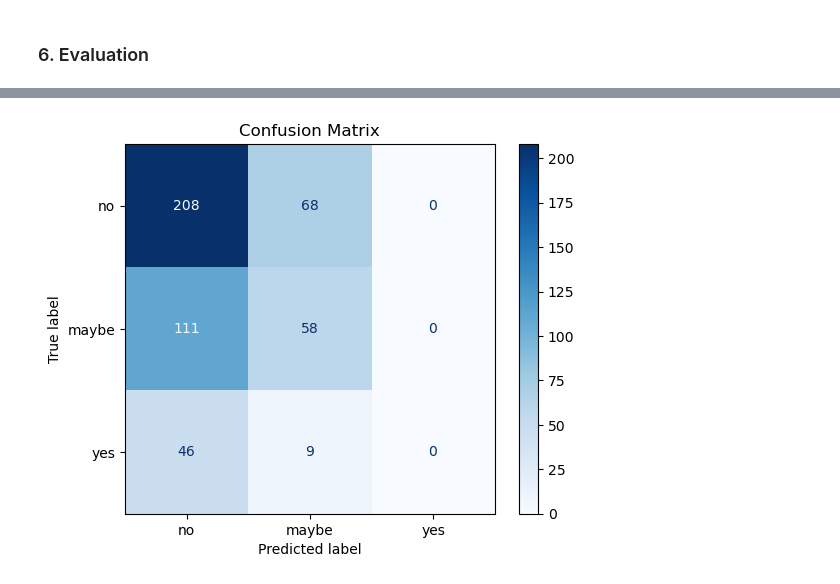
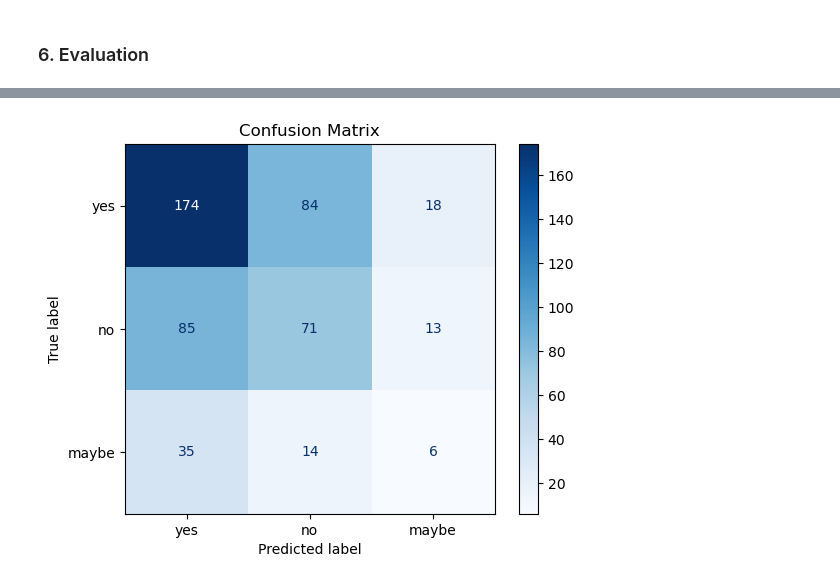
Before and after one commit to realhenrycheng/AITA_Coursework_Team11, a Jupyter notebook: baseline.ipynb, the cells around one changed output, grey strips where cells are left out. Saved outputs shown, nothing was run; the diff lists cells and outputs as text; code cells hidden in the pictures.

Commit message:
Add MLP classifier and enhance LR baseline
- Update TF-IDF + Logistic Regression baseline with hyperparameter tuning and cross-validation.
- Add new MLP-based training pipeline with PyTorch.

```diff
--- a/baseline.ipynb
+++ b/baseline.ipynb
@@ -72,0 +83,23 @@ Vocabulary size: 50000
+# %%
+# We use GridSearchCV to find the best conbination of 'C' and 'solver'
+param_grid = {
+    #'C': [0.1, 1, 10, 100], # The same list will be used in SVM training
+    'C': np.logspace(-1, 2, 10),
+    'solver': ['saga', 'lbfgs']
+}
+
+cv = StratifiedKFold(n_splits=5, shuffle=True, random_state=RANDOM_SEED) # 5 folds cross-validation
+
+grid_search = GridSearchCV(
+    LogisticRegression(
+        class_weight="balanced", # Handling category imbalance
+        max_iter=2000,
+        random_state=RANDOM_SEED
+        ),
+    param_grid,
+    cv=cv,
+    scoring='f1_macro', # Optimization target
+    n_jobs=4,           # Use 4 CPU cores
+)
+
+grid_search.fit(X_combined, combined_labels)
@@ -72,0 +140,5 @@ Vocabulary size: 50000
+# %%
+print(f"Best Parameters: {grid_search.best_params_}")
+print(f"Best CV Score (F1): {grid_search.best_score_:.4f}")
+
+best_LR = grid_search.best_estimator_
@@ -84,7 +161,7 @@ LogisticRegression(class_weight='balanced', max_iter=1000)
 # %% [markdown]
 ### 6. Evaluation
 # %%
-y_pred = clf.predict(X_test)
+y_pred = best_LR.predict(X_test)
 # %%
 def evaluate(y_pred, y_true, split_name):
     acc = accuracy_score(y_true, y_pred)
@@ -147,13 +223,13 @@ Predicted: maybe
 from sklearn.metrics import confusion_matrix
 from sklearn.metrics import ConfusionMatrixDisplay
 
-def plot_confusion_matrix(y_true, y_pred, ax=None):
+def plot_confusion_matrix(y_true, y_pred):
     cm = confusion_matrix(y_true, y_pred)
-    disp = ConfusionMatrixDisplay(confusion_matrix=cm, display_labels=["no", "maybe", "yes"])
+    disp = ConfusionMatrixDisplay(confusion_matrix=cm, display_labels=["yes", "no", "maybe"])
     disp.plot(cmap=plt.cm.Blues)
     plt.title("Confusion Matrix")
     plt.show()
 # %%
-plot_confusion_matrix(test_labels, y_pred, ax=None)
+plot_confusion_matrix(test_labels, y_pred)
 # %% [output]
-[figure, old version]
+[figure, new version]
```
Also changed, not shown: parts of 16 cells of this notebook, 1 other file.
